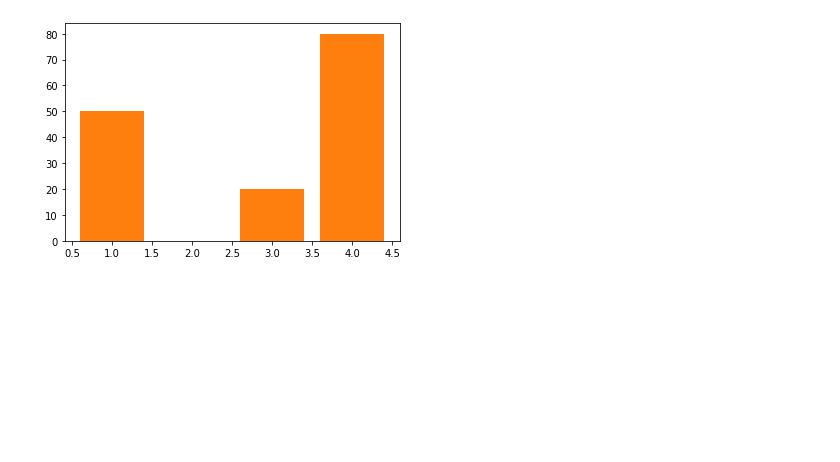
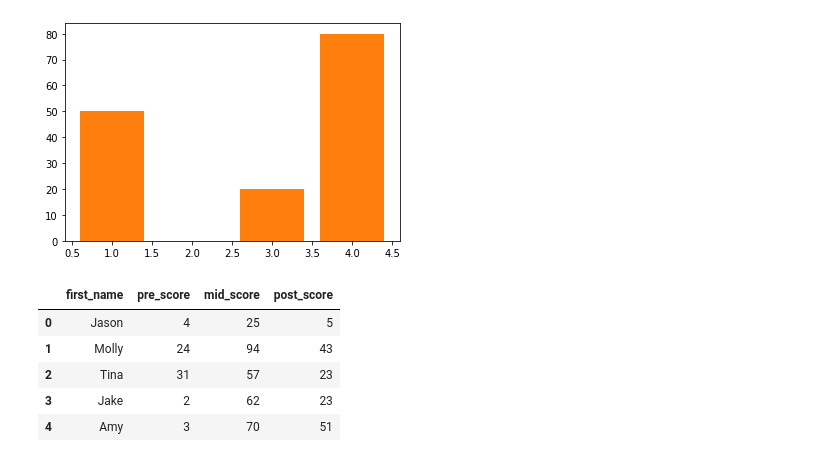
Before and after one commit to skumble27/COVID-19-Causation, a Jupyter notebook: sumukh_kumble/Samplecode.ipynb, the cells around one changed output. Cells and saved outputs as stored; diff of their text form; code cells hidden in the pictures; blank space fills up the shorter version.

```diff
--- a/sumukh_kumble/Samplecode.ipynb
+++ b/sumukh_kumble/Samplecode.ipynb
@@ -222,3 +222,21 @@ ax.bar(x,y2)
 # %% [output]
 &lt;BarContainer object of 3 artists&gt;
 [figure]
+# %%
+import pandas as pd
+import matplotlib.pyplot as plt
+import numpy as np
+
+raw_data = {'first_name': ['Jason', 'Molly', 'Tina', 'Jake', 'Amy'],
+        'pre_score': [4, 24, 31, 2, 3],
+        'mid_score': [25, 94, 57, 62, 70],
+        'post_score': [5, 43, 23, 23, 51]}
+df = pd.DataFrame(raw_data, columns = ['first_name', 'pre_score', 'mid_score', 'post_score'])
+df
+# %% [output]
+|  | first_name | pre_score | mid_score | post_score |
+| 0 | Jason | 4 | 25 | 5 |
+| 1 | Molly | 24 | 94 | 43 |
+| 2 | Tina | 31 | 57 | 23 |
+| 3 | Jake | 2 | 62 | 23 |
+| 4 | Amy | 3 | 70 | 51 |
```
Also changed, not shown: parts of 6 cells of this notebook, 12 other files.
